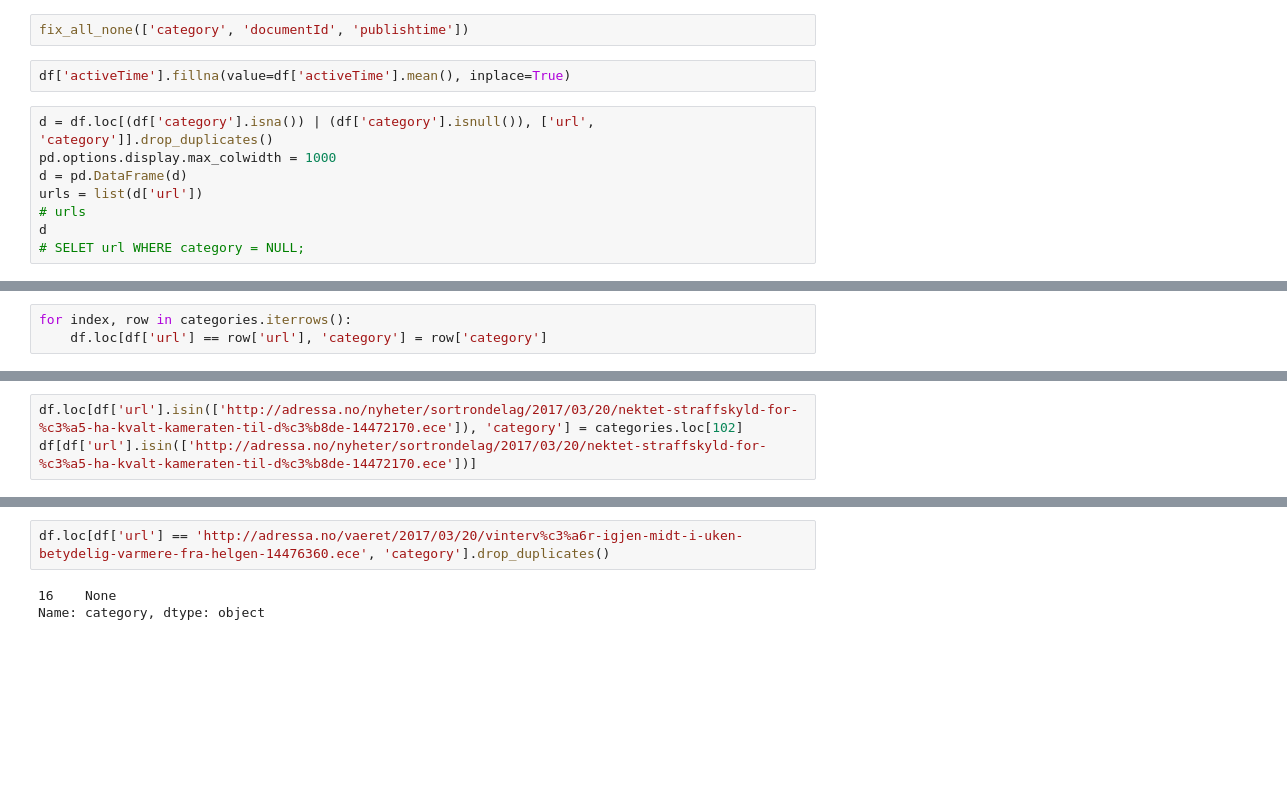
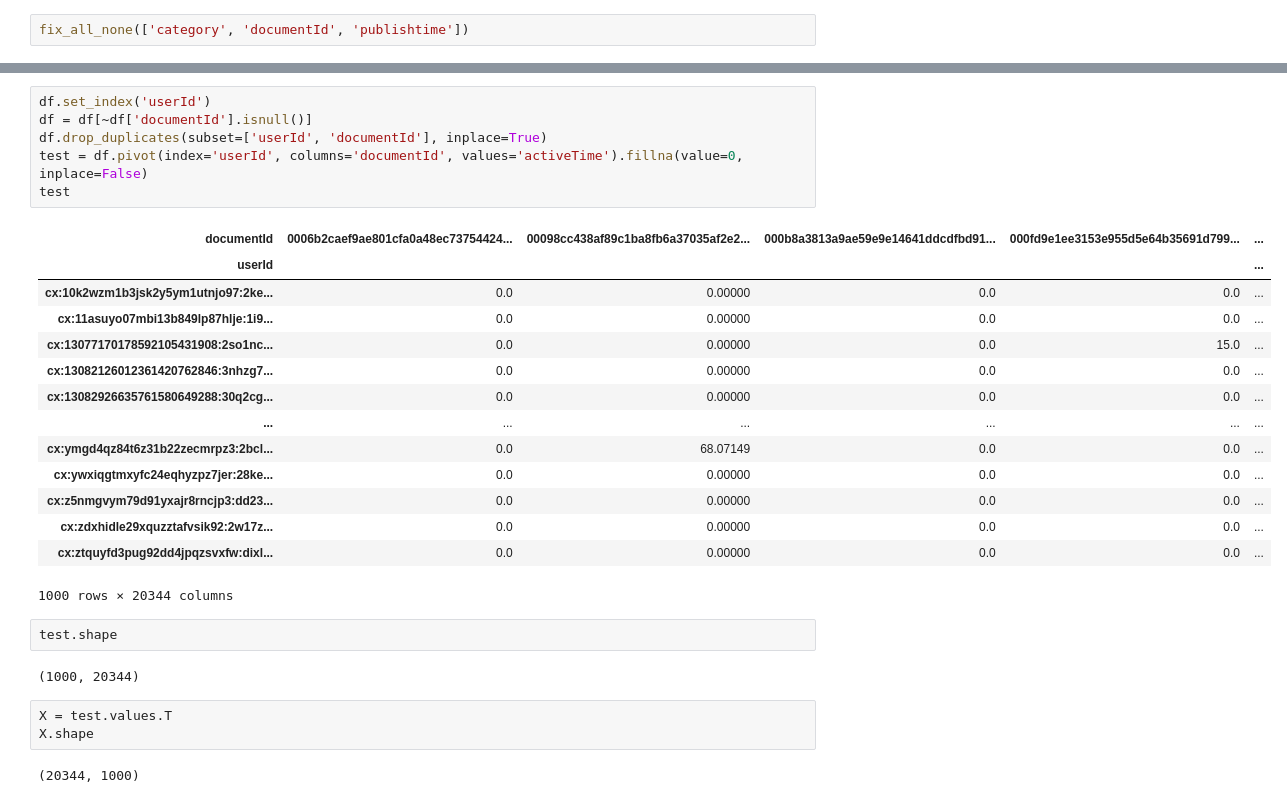
Before and after one commit to tartaruz/KL4US, a Jupyter notebook: test.ipynb, the cells around one changed output, grey strips where cells are left out. Saved outputs shown, nothing was run; the diff lists cells and outputs as text; blank space fills up the shorter version.

```diff
--- a/test.ipynb
+++ b/test.ipynb
@@ -23,13 +23,3 @@ def fix_all_none(col_names):
         fix_none(col_name)
 # %%
 fix_all_none(['category', 'documentId', 'publishtime'])
-# %%
-df['activeTime'].fillna(value=df['activeTime'].mean(), inplace=True)
-# %%
-d = df.loc[(df['category'].isna()) | (df['category'].isnull()), ['url', 'category']].drop_duplicates()
-pd.options.display.max_colwidth = 1000
-d = pd.DataFrame(d)
-urls = list(d['url'])
-# urls
-d
-# SELET url WHERE category = NULL;
@@ -61,3 +25,0 @@ categories = pd.DataFrame(df.loc[df['url'].isin(urls) & (df['category'].isna() =
-# %%
-for index, row in categories.iterrows():
-    df.loc[df['url'] == row['url'], 'category'] = row['category']
@@ -82,3 +25,0 @@ df.loc[df['url'].isin(['http://adressa.no/meninger/kronikker/2017/02/13/pasientb
-# %%
-df.loc[df['url'].isin(['http://adressa.no/nyheter/sortrondelag/2017/03/20/nektet-straffskyld-for-%c3%a5-ha-kvalt-kameraten-til-d%c3%b8de-14472170.ece']), 'category'] = categories.loc[102]
-df[df['url'].isin(['http://adressa.no/nyheter/sortrondelag/2017/03/20/nektet-straffskyld-for-%c3%a5-ha-kvalt-kameraten-til-d%c3%b8de-14472170.ece'])]
@@ -118,5 +26,30 @@ Name: url, Length: 13194, dtype: object
-# %%
-df.loc[df['url'] == 'http://adressa.no/vaeret/2017/03/20/vinterv%c3%a6r-igjen-midt-i-uken-betydelig-varmere-fra-helgen-14476360.ece', 'category'].drop_duplicates()
-# %% [output]
-16    None
-Name: category, dtype: object
+# %%
+df.set_index('userId')
+df = df[~df['documentId'].isnull()]
+df.drop_duplicates(subset=['userId', 'documentId'], inplace=True)
+test = df.pivot(index='userId', columns='documentId', values='activeTime').fillna(value=0, inplace=False)
+test
+# %% [output]
+| documentId | 0006b2caef9ae801cfa0a48ec73754424... | 00098cc438af89c1ba8fb6a37035af2e2... | 000b8a3813a9ae59e9e14641ddcdfbd91... | 000fd9e1ee3153e955d5e64b35691d799... | ... |
+| userId |  |  |  |  | ... |
+| cx:10k2wzm1b3jsk2y5ym1utnjo97:2ke... | 0.0 | 0.00000 | 0.0 | 0.0 | ... |
+| cx:11asuyo07mbi13b849lp87hlje:1i9... | 0.0 | 0.00000 | 0.0 | 0.0 | ... |
+| cx:13077170178592105431908:2so1nc... | 0.0 | 0.00000 | 0.0 | 15.0 | ... |
+| cx:13082126012361420762846:3nhzg7... | 0.0 | 0.00000 | 0.0 | 0.0 | ... |
+| cx:13082926635761580649288:30q2cg... | 0.0 | 0.00000 | 0.0 | 0.0 | ... |
+| ... | ... | ... | ... | ... | ... |
+| cx:ymgd4qz84t6z31b22zecmrpz3:2bcl... | 0.0 | 68.07149 | 0.0 | 0.0 | ... |
+| cx:ywxiqgtmxyfc24eqhyzpz7jer:28ke... | 0.0 | 0.00000 | 0.0 | 0.0 | ... |
+| cx:z5nmgvym79d91yxajr8rncjp3:dd23... | 0.0 | 0.00000 | 0.0 | 0.0 | ... |
+| cx:zdxhidle29xquzztafvsik92:2w17z... | 0.0 | 0.00000 | 0.0 | 0.0 | ... |
+| cx:ztquyfd3pug92dd4jpqzsvxfw:dixl... | 0.0 | 0.00000 | 0.0 | 0.0 | ... |
+1000 rows × 20344 columns
+# %%
+test.shape
+# %% [output]
+(1000, 20344)
+# %%
+X = test.values.T
+X.shape
+# %% [output]
+(20344, 1000)
```
Also changed, not shown: parts of 9 cells of this notebook.
